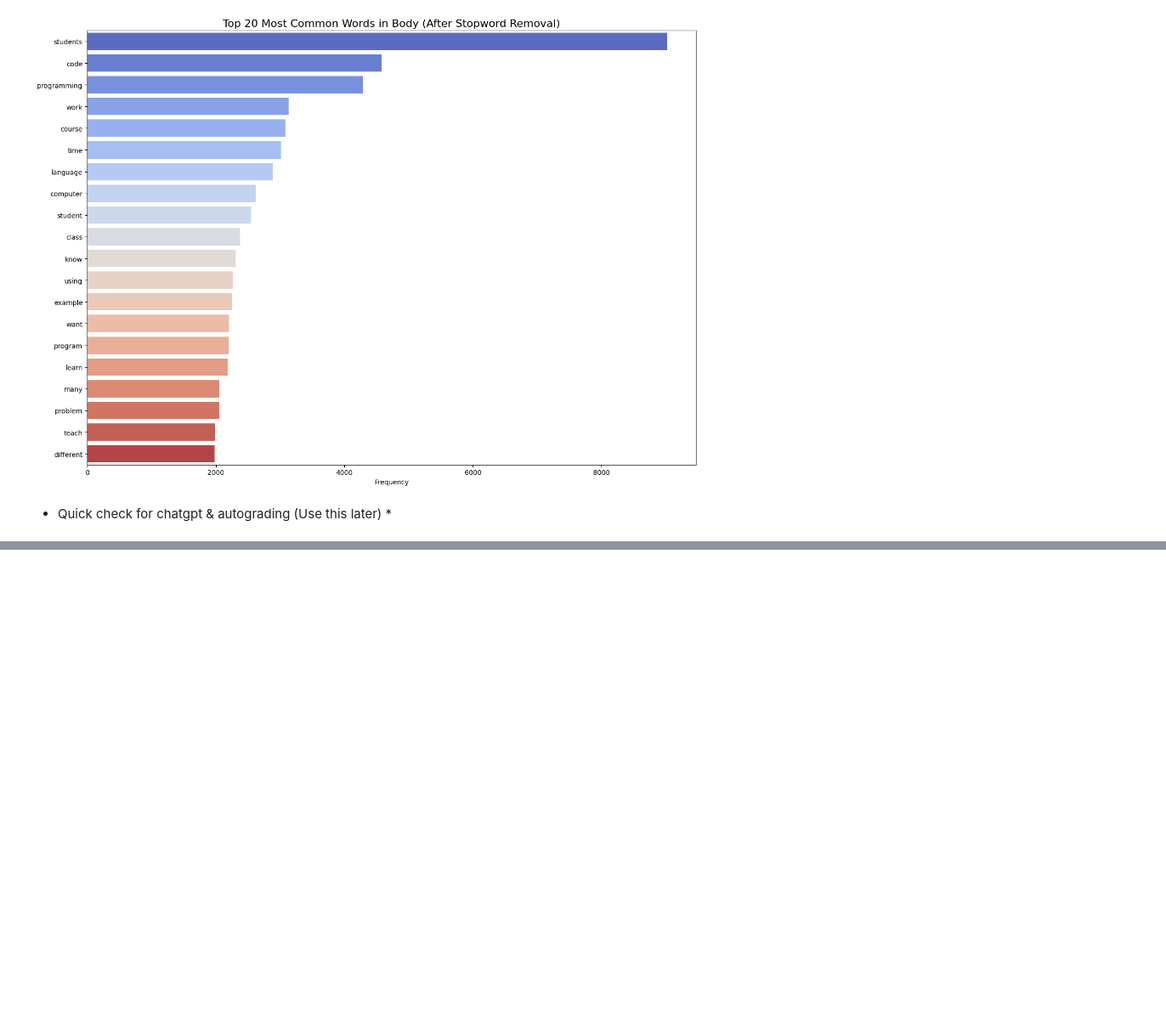
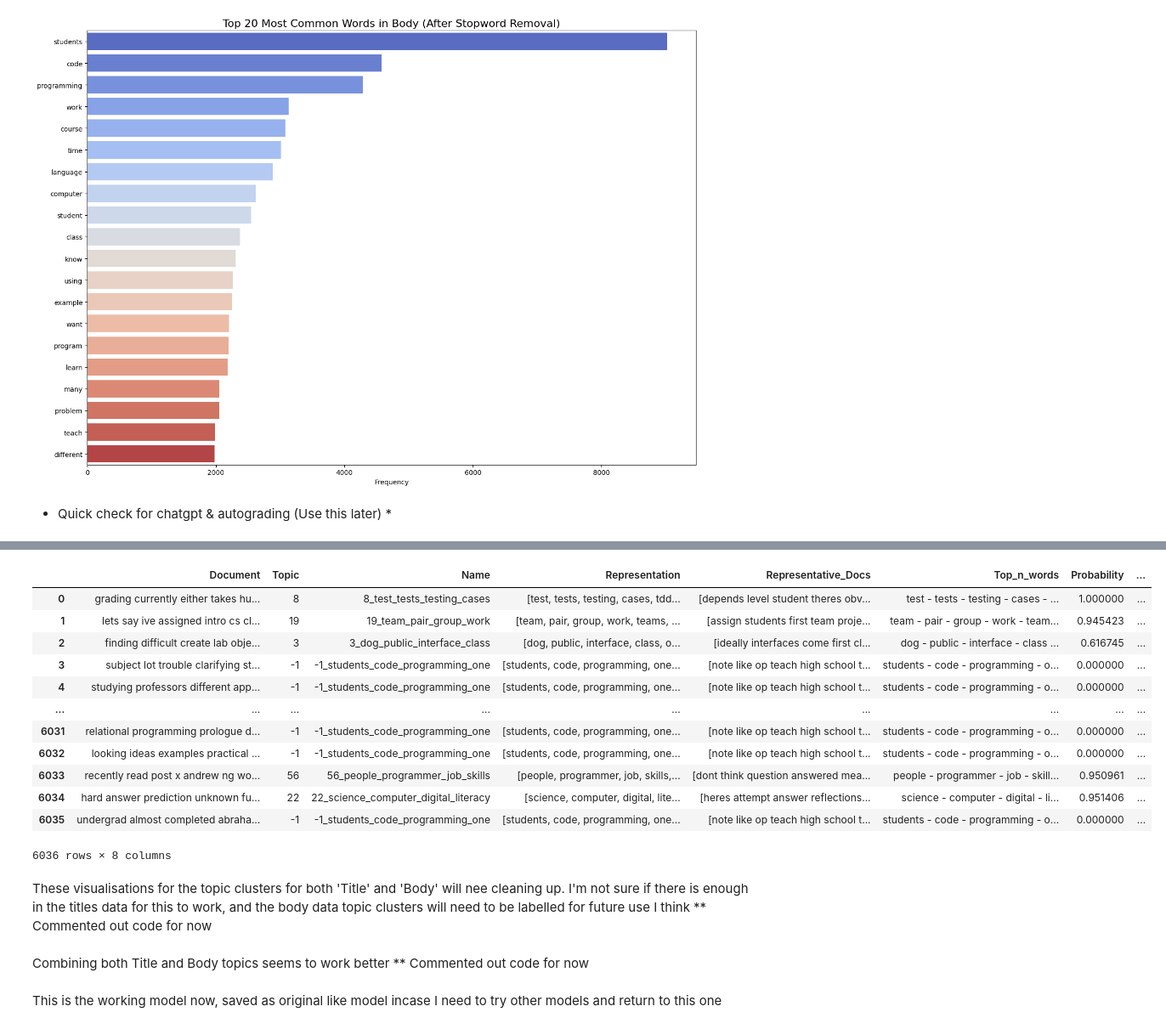
Before and after one commit to MattKronig/M-Kronig-MSc-Final-Project, a Jupyter notebook: m_kronig_csc_40098.ipynb, the cells around one changed output, grey strips where cells are left out. Shown at 85% size. Saved outputs shown, nothing was run; the diff lists cells and outputs as text; code cells hidden in the pictures; blank space fills up the shorter version.

```diff
--- a/m_kronig_csc_40098.ipynb
+++ b/m_kronig_csc_40098.ipynb
@@ -598,0 +637,18 @@ Autograder(s) mentioned in Body: 23
+# %%
+topic_model_body.get_document_info(topic_questions)
+# %% [output]
+|  | Document | Topic | Name | Representation | Representative_Docs | Top_n_words | Probability | ... |
+| 0 | grading currently either takes hu... | 8 | 8_test_tests_testing_cases | [test, tests, testing, cases, tdd... | [depends level student theres obv... | test - tests - testing - cases - ... | 1.000000 | ... |
+| 1 | lets say ive assigned intro cs cl... | 19 | 19_team_pair_group_work | [team, pair, group, work, teams, ... | [assign students first team proje... | team - pair - group - work - team... | 0.945423 | ... |
+| 2 | finding difficult create lab obje... | 3 | 3_dog_public_interface_class | [dog, public, interface, class, o... | [ideally interfaces come first cl... | dog - public - interface - class ... | 0.616745 | ... |
+| 3 | subject lot trouble clarifying st... | -1 | -1_students_code_programming_one | [students, code, programming, one... | [note like op teach high school t... | students - code - programming - o... | 0.000000 | ... |
+| 4 | studying professors different app... | -1 | -1_students_code_programming_one | [students, code, programming, one... | [note like op teach high school t... | students - code - programming - o... | 0.000000 | ... |
+| ... | ... | ... | ... | ... | ... | ... | ... | ... |
+| 6031 | relational programming prologue d... | -1 | -1_students_code_programming_one | [students, code, programming, one... | [note like op teach high school t... | students - code - programming - o... | 0.000000 | ... |
+| 6032 | looking ideas examples practical ... | -1 | -1_students_code_programming_one | [students, code, programming, one... | [note like op teach high school t... | students - code - programming - o... | 0.000000 | ... |
+| 6033 | recently read post x andrew ng wo... | 56 | 56_people_programmer_job_skills | [people, programmer, job, skills,... | [dont think question answered mea... | people - programmer - job - skill... | 0.950961 | ... |
+| 6034 | hard answer prediction unknown fu... | 22 | 22_science_computer_digital_literacy | [science, computer, digital, lite... | [heres attempt answer reflections... | science - computer - digital - li... | 0.951406 | ... |
+| 6035 | undergrad almost completed abraha... | -1 | -1_students_code_programming_one | [students, code, programming, one... | [note like op teach high school t... | students - code - programming - o... | 0.000000 | ... |
+6036 rows × 8 columns
+# %% [markdown]
+These visualisations for the topic clusters for both 'Title' and 'Body' will nee cleaning up. I'm not sure if there is enough in the titles data for this to work, and the body data topic clusters will need to be labelled for future use I think ** Commented out code for now
@@ -598,0 +661,2 @@ Autograder(s) mentioned in Body: 23
+# %% [markdown]
+Combining both Title and Body topics seems to work better ** Commented out code for now
@@ -598,0 +672,2 @@ Autograder(s) mentioned in Body: 23
+# %% [markdown]
+This is the working model now, saved as original like model incase I need to try other models and return to this one
```
Also changed, not shown: parts of 42 cells of this notebook.
